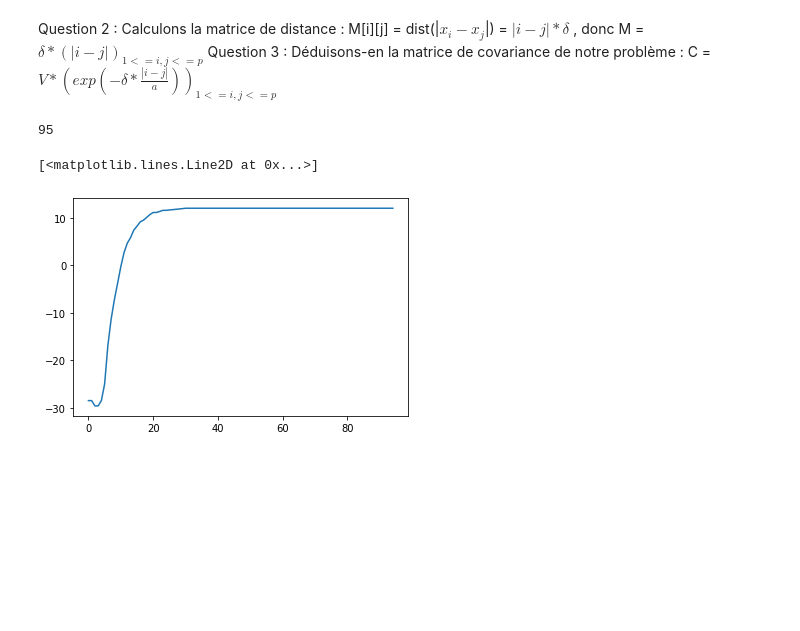
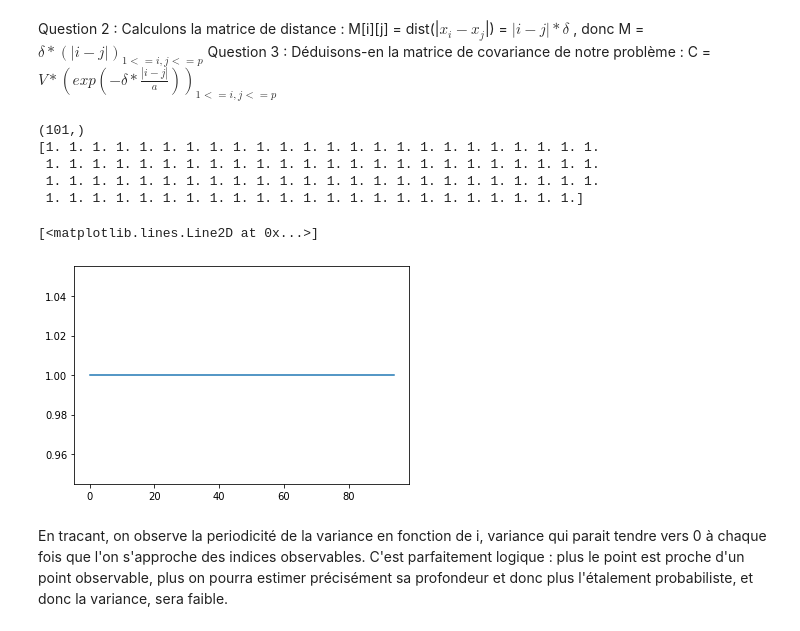
Before and after one commit to pfrodedelaforet/proba-info-math, a Jupyter notebook: Untitled.ipynb, the cells around one changed output. Drawn from its saved outputs; the diff is of its cells as text; code cells hidden in the pictures; blank space fills up the shorter version.

```diff
--- a/Untitled.ipynb
+++ b/Untitled.ipynb
@@ -88,12 +89,14 @@ def extrac_o_n(C, obs_index):
     return C_o_n
 # %%
 """question 5 il faut utiliser la question 2 théo et les questions précédentes"""
-def schur_n(C, obs_index):#C dépendant de |xi-xj| uniquement, elle est symétrique, donc besoin uniquement de 3 sous matrices
-    C_o = extrac_o_o(C, obs_index)
-    C_n = extrac_n_n(C, obs_index)
-    C_o_n = extrac_o_n(C, obs_index)
-    return C_n - np.linalg.multi_dot([C_o_n.T, np.linalg.inv(C_o), C_o_n])
-def C_condi(C, obs_index):
+def schur_n(C, obs_index):
+    """C dépendant de |xi-xj| uniquement, elle est symétrique, donc besoin uniquement de 3 sous matrices"""
+    C_z = extrac_o_o(C, obs_index)
+    C_y = extrac_n_n(C, obs_index)
+    C_zy = extrac_o_n(C, obs_index)
+    return C_y - np.linalg.multi_dot([C_zy.T, np.linalg.inv(C_z), C_zy])
+
+def C_non_cond(C, obs_index):
     invCSy = np.linalg.inv(schur_n(C, obs_index))
     C_o = extrac_o_o(C, obs_index)
     C_n = extrac_n_n(C, obs_index)
@@ -108,16 +111,34 @@ def Var_condi(Ccond, i, obs_index):
         if j not in obs_index :
             i_ += 1
     return Ccond[i_][i_]
+def E_condi(C, obs_index, mu, dept):
+    C_z = extrac_o_o(C, obs_index)
+    C_y = extrac_n_n(C, obs_index)
+    C_zy = extrac_o_n(C, obs_index)
+    return np.array([mu for i in range(len(C[0])-len(obs_index))]) + np.linalg.multi_dot([C_zy.T, np.linalg.inv(C_z), dept - np.array([mu for i in range(len(obs_index))])])
 # %%
-C = np.array([[12 * np.exp(-5.0 * abs(i-j)/50) for j in range(101)] for i in range(101)])
+"""C = np.array([[12 * np.exp(-5.0 * abs(i-j)/50) for j in range(101)] for i in range(101)]) :
+problème à régler ici, car avec cette forme de C, CSy n'est pas définie positive et on ne peut donc
+pas lui appliquer la transformation de cholesky, on choisit donc de prendre la matrice identitée pour
+pouvoir appliquer les fonctions par la suite"""
+C = np.identity(101)
 obs_index = [0, 20, 40, 60, 80, 100]
-depth = np.array([0, -4, -12, 8, -1, -6, 5, 0])
+depth = np.array([0, -4, -12.8, -1, -6.5, 0])
+delta = 5
 CSy = schur_n(C, obs_index)
-C_cond = C_condi(C, obs_index)
 V = Var_condi(CSy, 20, obs_index)
-
+mu = -5
+E_cond = E_condi(C, obs_index, mu, depth)
+#print([Var_condi(CSy, i, obs_index) for i in range(len(CSy[0]))])
+print(np.linalg.eig(CSy)[0])
 plt.plot([i for i in range(len(CSy[0]))], [Var_condi(CSy, i, obs_index) for i in range(len(CSy[0]))])
 # %% [output]
-95
+(101,)
+[1. 1. 1. 1. 1. 1. 1. 1. 1. 1. 1. 1. 1. 1. 1. 1. 1. 1. 1. 1. 1. 1. 1. 1.
+ 1. 1. 1. 1. 1. 1. 1. 1. 1. 1. 1. 1. 1. 1. 1. 1. 1. 1. 1. 1. 1. 1. 1. 1.
+ 1. 1. 1. 1. 1. 1. 1. 1. 1. 1. 1. 1. 1. 1. 1. 1. 1. 1. 1. 1. 1. 1. 1. 1.
+ 1. 1. 1. 1. 1. 1. 1. 1. 1. 1. 1. 1. 1. 1. 1. 1. 1. 1. 1. 1. 1. 1. 1.]
 [<matplotlib.lines.Line2D at 0x...>]
-[figure, old version]
+[figure, new version]
+# %% [markdown]
+En tracant, on observe la periodicité de la variance en fonction de i, variance qui parait tendre vers 0 à chaque fois que l'on s'approche des indices observables. C'est parfaitement logique : plus le point est proche d'un point observable, plus on pourra estimer précisément sa profondeur et donc plus l'étalement probabiliste, et donc la variance, sera faible.
```
Also changed, not shown: parts of 10 cells of this notebook.
